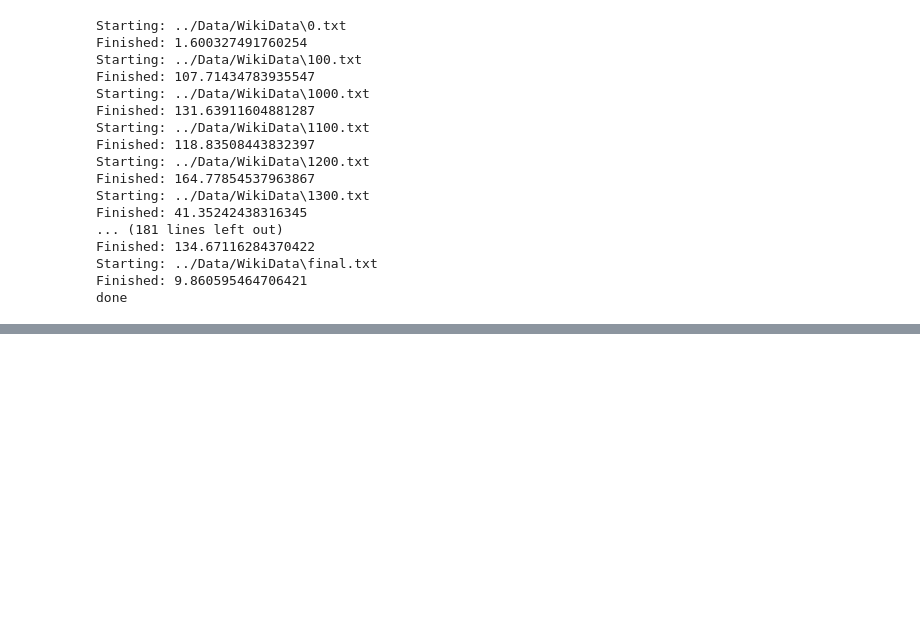
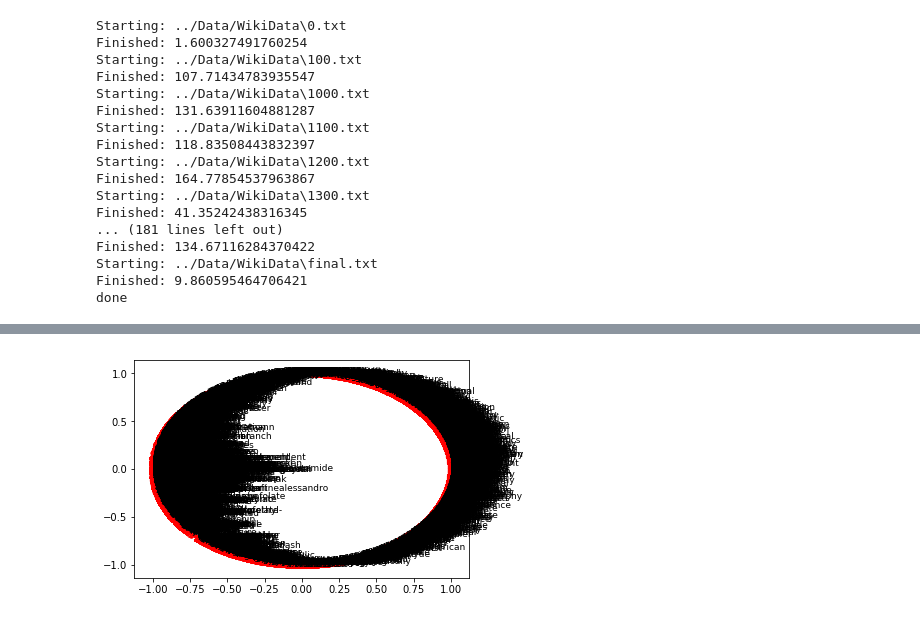
Before and after one commit to ChristianAnyanwu/NeuroVec, a Jupyter notebook: NeuroVecTester.ipynb, the cells around one changed output, grey strips where cells are left out. Saved outputs shown, nothing was run; the diff lists cells and outputs as text; code cells hidden in the pictures; blank space fills up the shorter version.

```diff
--- a/NeuroVecTester.ipynb
+++ b/NeuroVecTester.ipynb
@@ -281,0 +292,5 @@ Done.
+# %%
+words = list(word2Ind_co_occurrence.keys())
+plot_embeddings(M_normalized, word2Ind_co_occurrence, words)
+# %% [output]
+[figure, added]
```
Also changed, not shown: parts of 1 cell of this notebook, 1 other file.
